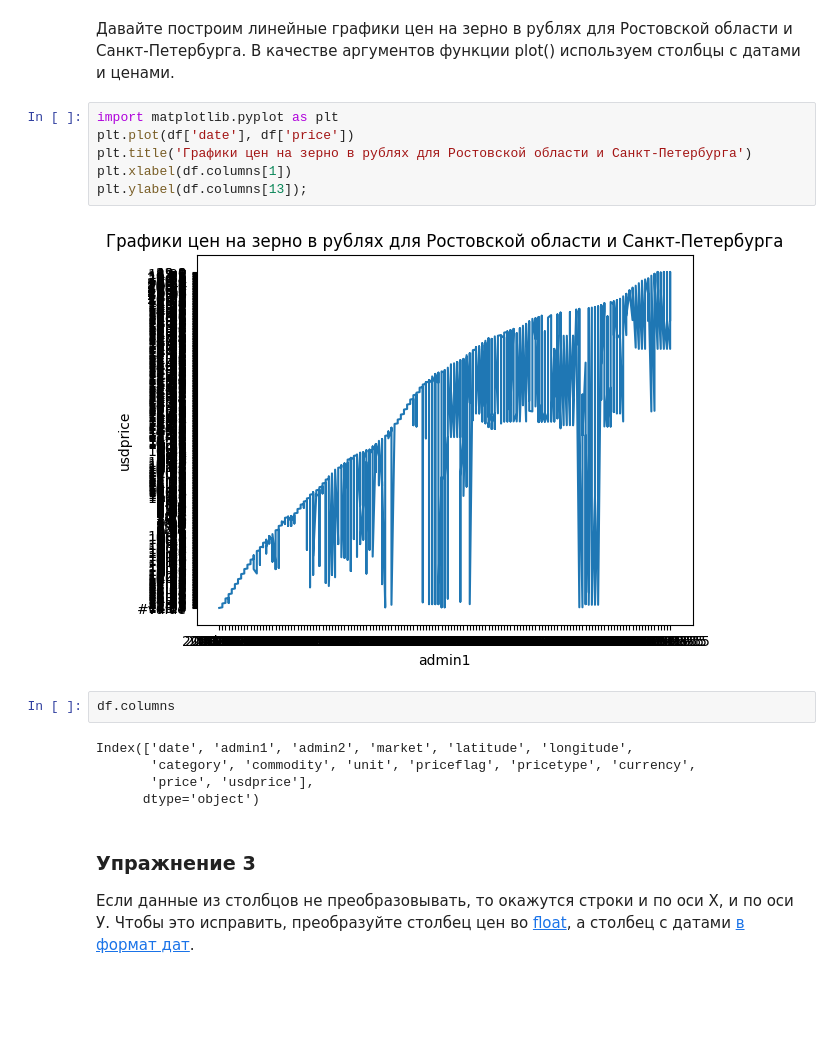
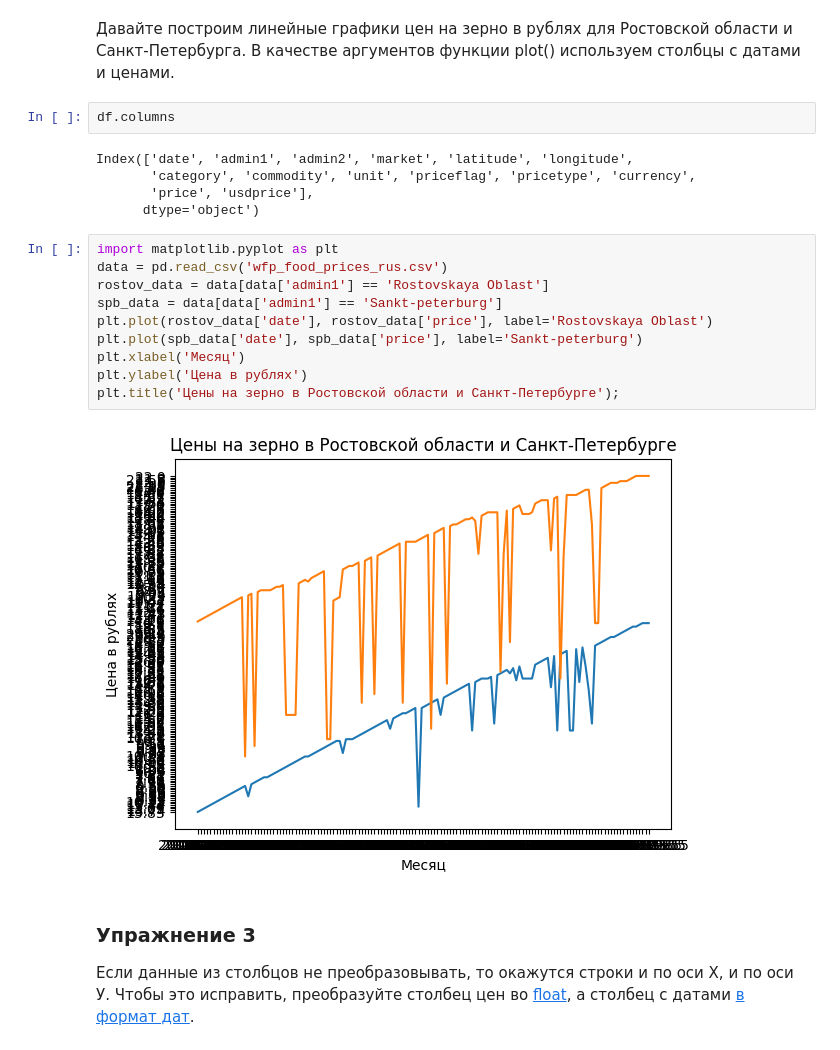
Before and after one commit to DarknessSpectre/Labs, a Jupyter notebook: pandasmatplotlib.ipynb, the cells around one changed output. Saved outputs shown, nothing was run; the diff lists cells and outputs as text; blank space fills up the shorter version.

```diff
--- a/pandasmatplotlib.ipynb
+++ b/pandasmatplotlib.ipynb
@@ -81,14 +103,6 @@ df[df['admin1'].isin(['Rostovskaya Oblast', 'Sankt-peterburg'])]
 288 rows × 14 columns
 # %% [markdown]
 Давайте построим линейные графики цен на зерно в рублях для Ростовской области и Санкт-Петербурга. В качестве аргументов функции plot() используем столбцы с датами и ценами.
-# %%
-import matplotlib.pyplot as plt
-plt.plot(df['date'], df['price'])
-plt.title('Графики цен на зерно в рублях для Ростовской области и Санкт-Петербурга')
-plt.xlabel(df.columns[1])
-plt.ylabel(df.columns[13]);
-# %% [output]
-[figure, removed]
 # %%
 df.columns
 # %% [output]
@@ -96,6 +110,18 @@ Index(['date', 'admin1', 'admin2', 'market', 'latitude', 'longitude',
        'category', 'commodity', 'unit', 'priceflag', 'pricetype', 'currency',
        'price', 'usdprice'],
       dtype='object')
+# %%
+import matplotlib.pyplot as plt
+data = pd.read_csv('wfp_food_prices_rus.csv')
+rostov_data = data[data['admin1'] == 'Rostovskaya Oblast']
+spb_data = data[data['admin1'] == 'Sankt-peterburg']
+plt.plot(rostov_data['date'], rostov_data['price'], label='Rostovskaya Oblast')
+plt.plot(spb_data['date'], spb_data['price'], label='Sankt-peterburg')
+plt.xlabel('Месяц')
+plt.ylabel('Цена в рублях')
+plt.title('Цены на зерно в Ростовской области и Санкт-Петербурге');
+# %% [output]
+[figure, added]
 # %% [markdown]
 ### Упражнение 3
 
```
Also changed, not shown: parts of 7 cells of this notebook.
